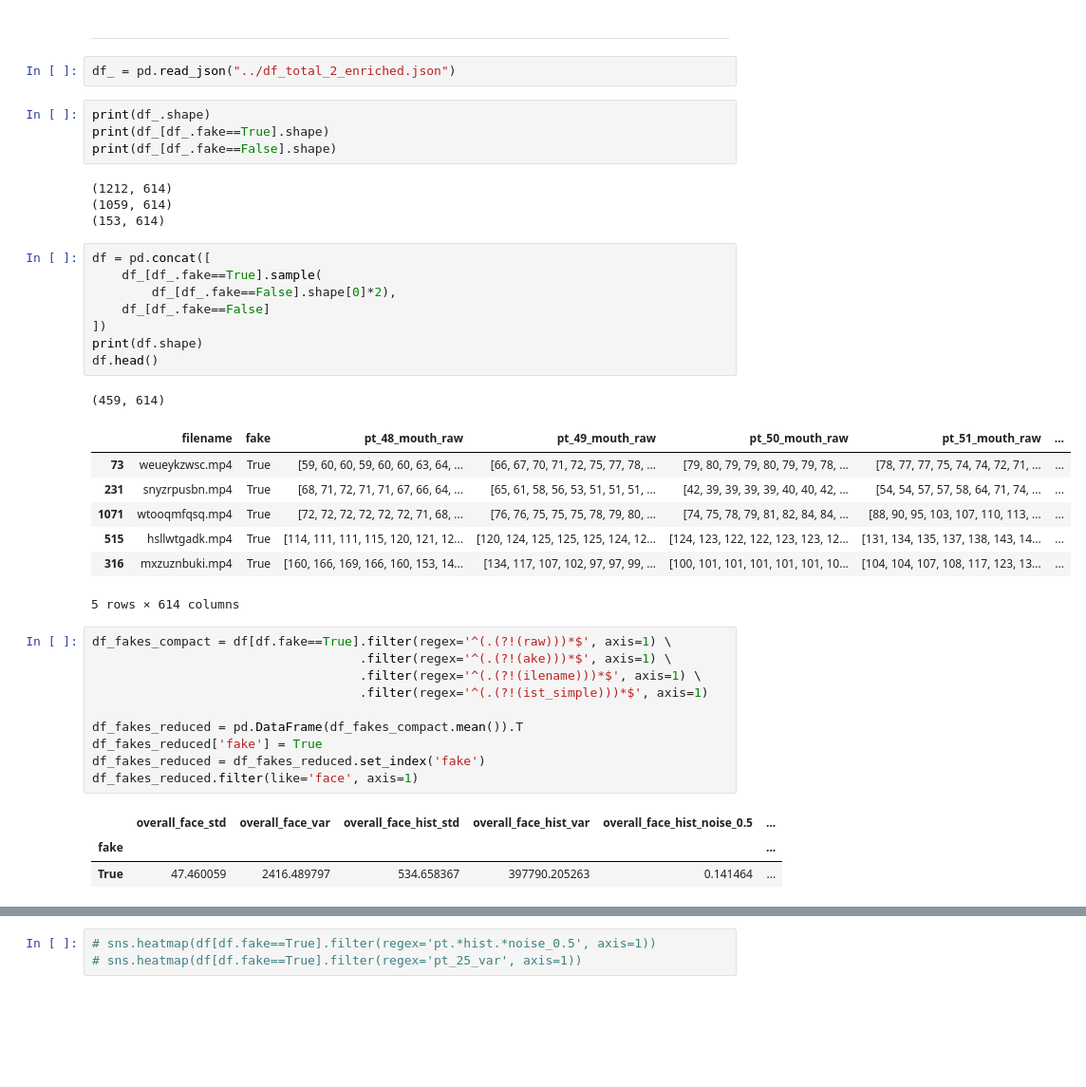
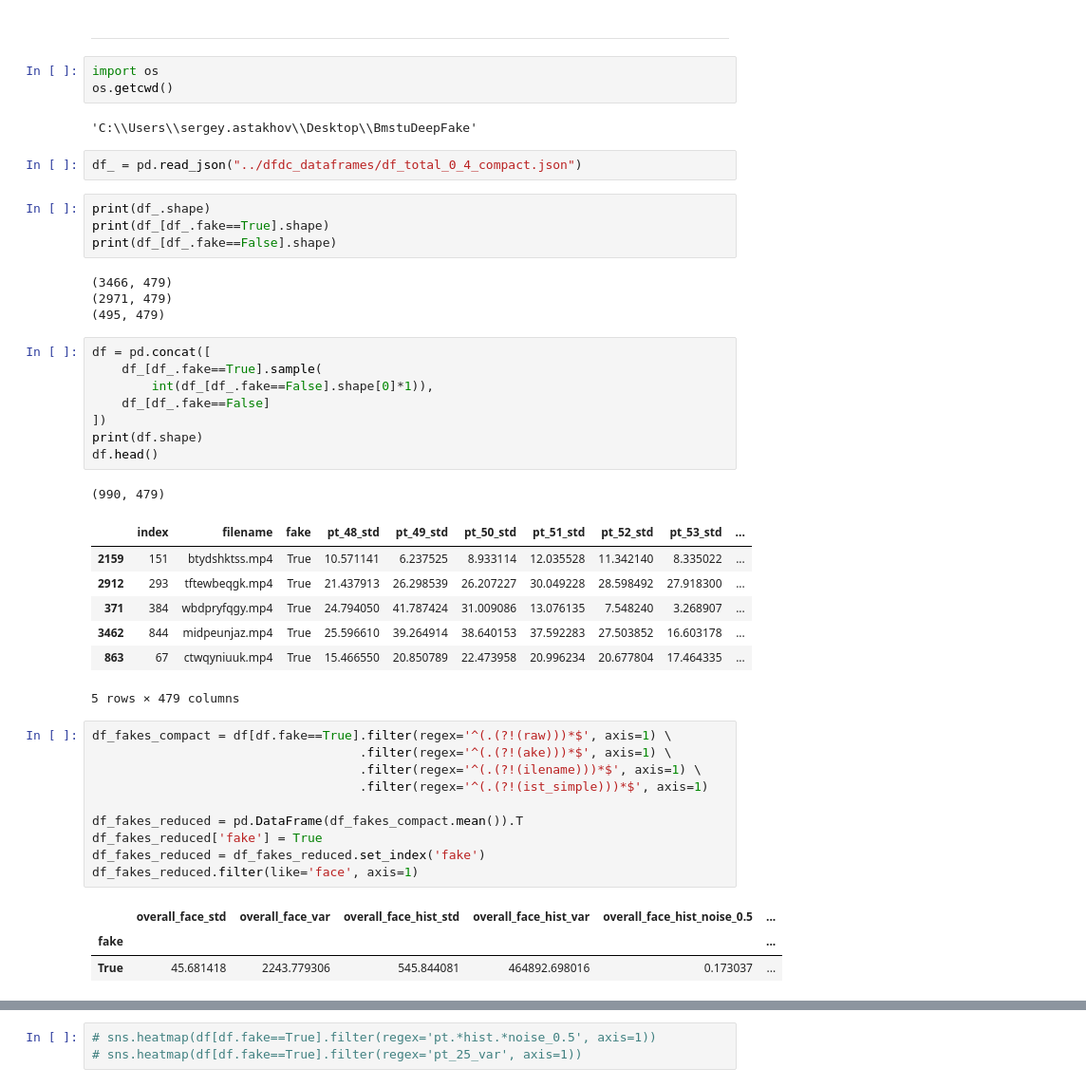
Before and after one commit to Trickster2038/BmstuDeepFake, a Jupyter notebook: notebook.ipynb, the cells around one changed output, grey strips where cells are left out. Shown at 95% size. Drawn from its saved outputs; the diff is of its cells as text; blank space fills up the shorter version.

```diff
--- a/notebook.ipynb
+++ b/notebook.ipynb
@@ -134,33 +177,38 @@ df.to_json("../df_total_2_enriched.json")
 # Main processing
 # %% [markdown]
 <hr>
+# %%
+import os
+os.getcwd()
+# %% [output]
+'C:\\Users\\sergey.astakhov\\Desktop\\BmstuDeepFake'
 # %%
-df_ = pd.read_json("../df_total_2_enriched.json")
+df_ = pd.read_json("../dfdc_dataframes/df_total_0_4_compact.json")
 # %%
 print(df_.shape)
 print(df_[df_.fake==True].shape)
 print(df_[df_.fake==False].shape)
 # %% [output]
-(1212, 614)
-(1059, 614)
-(153, 614)
+(3466, 479)
+(2971, 479)
+(495, 479)
 # %%
 df = pd.concat([
     df_[df_.fake==True].sample(
-        df_[df_.fake==False].shape[0]*2),
+        int(df_[df_.fake==False].shape[0]*1)),
     df_[df_.fake==False]
 ])
 print(df.shape)
 df.head()
 # %% [output]
-(459, 614)
+(990, 479)
-|  | filename | fake | pt_48_mouth_raw | pt_49_mouth_raw | pt_50_mouth_raw | pt_51_mouth_raw | ... |
-| 73 | weueykzwsc.mp4 | True | [59, 60, 60, 59, 60, 60, 63, 64, ... | [66, 67, 70, 71, 72, 75, 77, 78, ... | [79, 80, 79, 79, 80, 79, 79, 78, ... | [78, 77, 77, 75, 74, 74, 72, 71, ... | ... |
-| 231 | snyzrpusbn.mp4 | True | [68, 71, 72, 71, 71, 67, 66, 64, ... | [65, 61, 58, 56, 53, 51, 51, 51, ... | [42, 39, 39, 39, 39, 40, 40, 42, ... | [54, 54, 57, 57, 58, 64, 71, 74, ... | ... |
-| 1071 | wtooqmfqsq.mp4 | True | [72, 72, 72, 72, 72, 72, 71, 68, ... | [76, 76, 75, 75, 75, 78, 79, 80, ... | [74, 75, 78, 79, 81, 82, 84, 84, ... | [88, 90, 95, 103, 107, 110, 113, ... | ... |
-| 515 | hsllwtgadk.mp4 | True | [114, 111, 111, 115, 120, 121, 12... | [120, 124, 125, 125, 125, 124, 12... | [124, 123, 122, 122, 123, 123, 12... | [131, 134, 135, 137, 138, 143, 14... | ... |
-| 316 | mxzuznbuki.mp4 | True | [160, 166, 169, 166, 160, 153, 14... | [134, 117, 107, 102, 97, 97, 99, ... | [100, 101, 101, 101, 101, 101, 10... | [104, 104, 107, 108, 117, 123, 13... | ... |
+|  | index | filename | fake | pt_48_std | pt_49_std | pt_50_std | pt_51_std | pt_52_std | pt_53_std | ... |
+| 2159 | 151 | btydshktss.mp4 | True | 10.571141 | 6.237525 | 8.933114 | 12.035528 | 11.342140 | 8.335022 | ... |
+| 2912 | 293 | tftewbeqgk.mp4 | True | 21.437913 | 26.298539 | 26.207227 | 30.049228 | 28.598492 | 27.918300 | ... |
+| 371 | 384 | wbdpryfqgy.mp4 | True | 24.794050 | 41.787424 | 31.009086 | 13.076135 | 7.548240 | 3.268907 | ... |
+| 3462 | 844 | midpeunjaz.mp4 | True | 25.596610 | 39.264914 | 38.640153 | 37.592283 | 27.503852 | 16.603178 | ... |
+| 863 | 67 | ctwqyniuuk.mp4 | True | 15.466550 | 20.850789 | 22.473958 | 20.996234 | 20.677804 | 17.464335 | ... |
-5 rows × 614 columns
+5 rows × 479 columns
 # %%
 df_fakes_compact = df[df.fake==True].filter(regex='^(.(?!(raw)))*$', axis=1) \
                                     .filter(regex='^(.(?!(ake)))*$', axis=1) \
@@ -174,7 +222,7 @@ df_fakes_reduced.filter(like='face', axis=1)
 # %% [output]
 |  | overall_face_std | overall_face_var | overall_face_hist_std | overall_face_hist_var | overall_face_hist_noise_0.5 | ... |
 | fake |  |  |  |  |  | ... |
-| True | 47.460059 | 2416.489797 | 534.658367 | 397790.205263 | 0.141464 | ... |
+| True | 45.681418 | 2243.779306 | 545.844081 | 464892.698016 | 0.173037 | ... |
 # %%
 df_real_compact = df[df.fake==False].filter(regex='^(.(?!(raw)))*$', axis=1) \
                                     .filter(regex='^(.(?!(ake)))*$', axis=1) \
```
Also changed, not shown: parts of 21 cells of this notebook, 1 other file.
